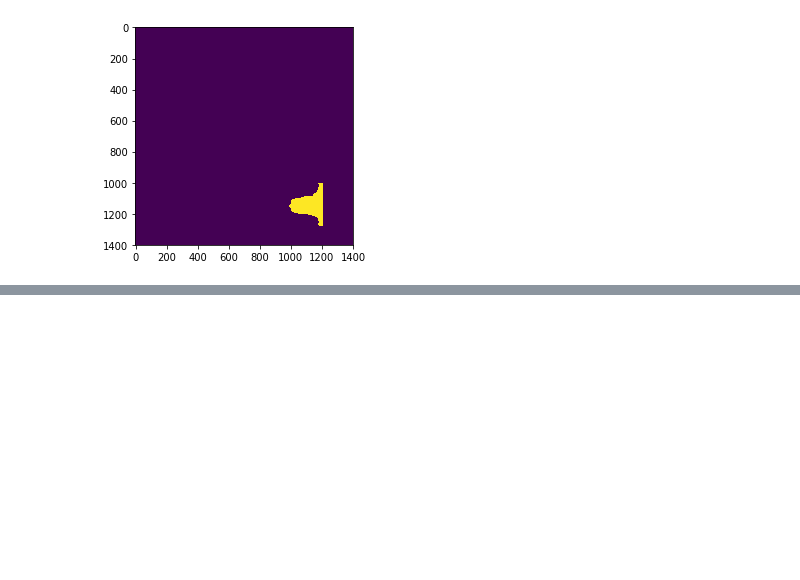
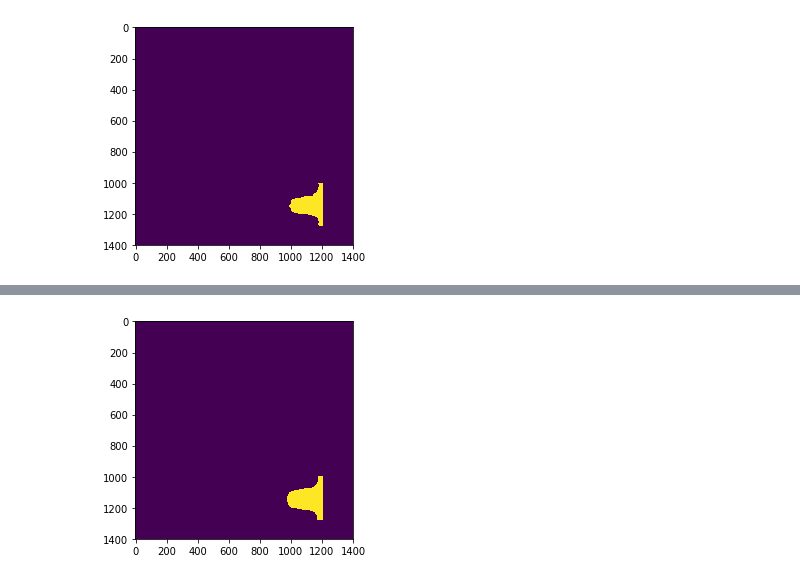
Before and after one commit to cdesio/leaf_reco, a Jupyter notebook: notebooks/Test_retrained_UNET.ipynb, the cells around one changed output, grey strips where cells are left out. Saved outputs shown, nothing was run; the diff lists cells and outputs as text; code cells hidden in the pictures; blank space fills up the shorter version.

```diff
--- a/notebooks/Test_retrained_UNET.ipynb
+++ b/notebooks/Test_retrained_UNET.ipynb
@@ -96,0 +80,11 @@ picklei
+# %%
+def test_and_plot(epcs):
+    model = get_unet()
+    model.load_weights(trained_model(epcs))
+    preds = model.predict(X_10mm_test, batch_size=2)
+    plt.imshow(preds[0][...,0])
+    return(model, preds)
+# %%
+preds_600 = test_and_plot(600)
+# %% [output]
+[figure, added]
```
Also changed, not shown: parts of 56 cells of this notebook.
